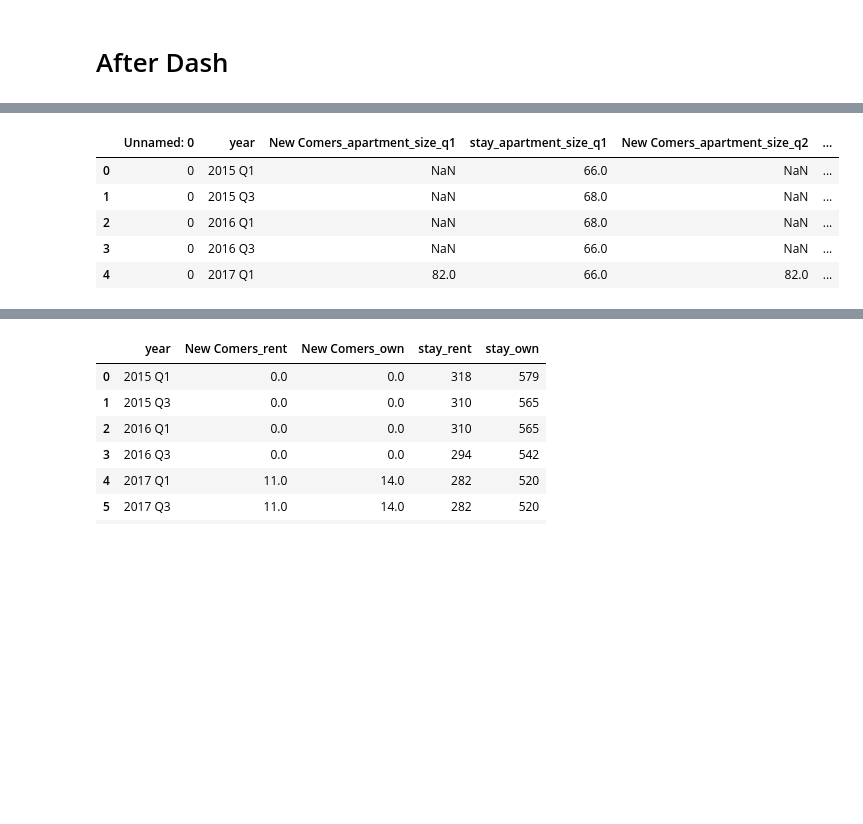
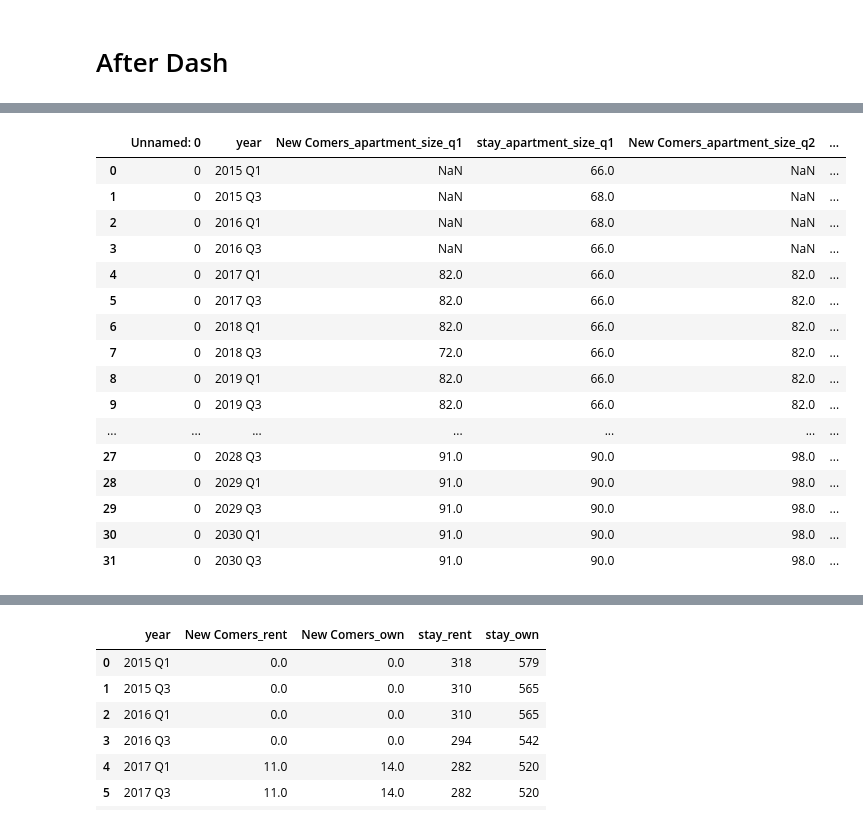
Before and after one commit to Shai2u/BatYamNY, a Jupyter notebook: population_simulation.ipynb, the cells around one changed output, grey strips where cells are left out. Cells and saved outputs as stored; diff of their text form; code cells hidden in the pictures; blank space fills up the shorter version.

```diff
--- a/population_simulation.ipynb
+++ b/population_simulation.ipynb
@@ -562,12 +1489,23 @@ len(bldg_status[bldg_status['status'].isin(['Building before'])])
 # %%
-agents_stat_summary_by_year.head()
+agents_stat_summary_by_year
 # %% [output]
 |  | Unnamed: 0 | year | New Comers_apartment_size_q1 | stay_apartment_size_q1 | New Comers_apartment_size_q2 | ... |
 | 0 | 0 | 2015 Q1 | NaN | 66.0 | NaN | ... |
 | 1 | 0 | 2015 Q3 | NaN | 68.0 | NaN | ... |
 | 2 | 0 | 2016 Q1 | NaN | 68.0 | NaN | ... |
 | 3 | 0 | 2016 Q3 | NaN | 66.0 | NaN | ... |
 | 4 | 0 | 2017 Q1 | 82.0 | 66.0 | 82.0 | ... |
+| 5 | 0 | 2017 Q3 | 82.0 | 66.0 | 82.0 | ... |
+| 6 | 0 | 2018 Q1 | 82.0 | 66.0 | 82.0 | ... |
+| 7 | 0 | 2018 Q3 | 72.0 | 66.0 | 82.0 | ... |
+| 8 | 0 | 2019 Q1 | 82.0 | 66.0 | 82.0 | ... |
+| 9 | 0 | 2019 Q3 | 82.0 | 66.0 | 82.0 | ... |
+| ... | ... | ... | ... | ... | ... | ... |
+| 27 | 0 | 2028 Q3 | 91.0 | 90.0 | 98.0 | ... |
+| 28 | 0 | 2029 Q1 | 91.0 | 90.0 | 98.0 | ... |
+| 29 | 0 | 2029 Q3 | 91.0 | 90.0 | 98.0 | ... |
+| 30 | 0 | 2030 Q1 | 91.0 | 90.0 | 98.0 | ... |
+| 31 | 0 | 2030 Q3 | 91.0 | 90.0 | 98.0 | ... |
 # %%
 #fig = px.line(agents_stat_summary_by_year, x="year"})
 import plotly.graph_objects as go
```
Also changed, not shown: parts of 112 cells of this notebook.
